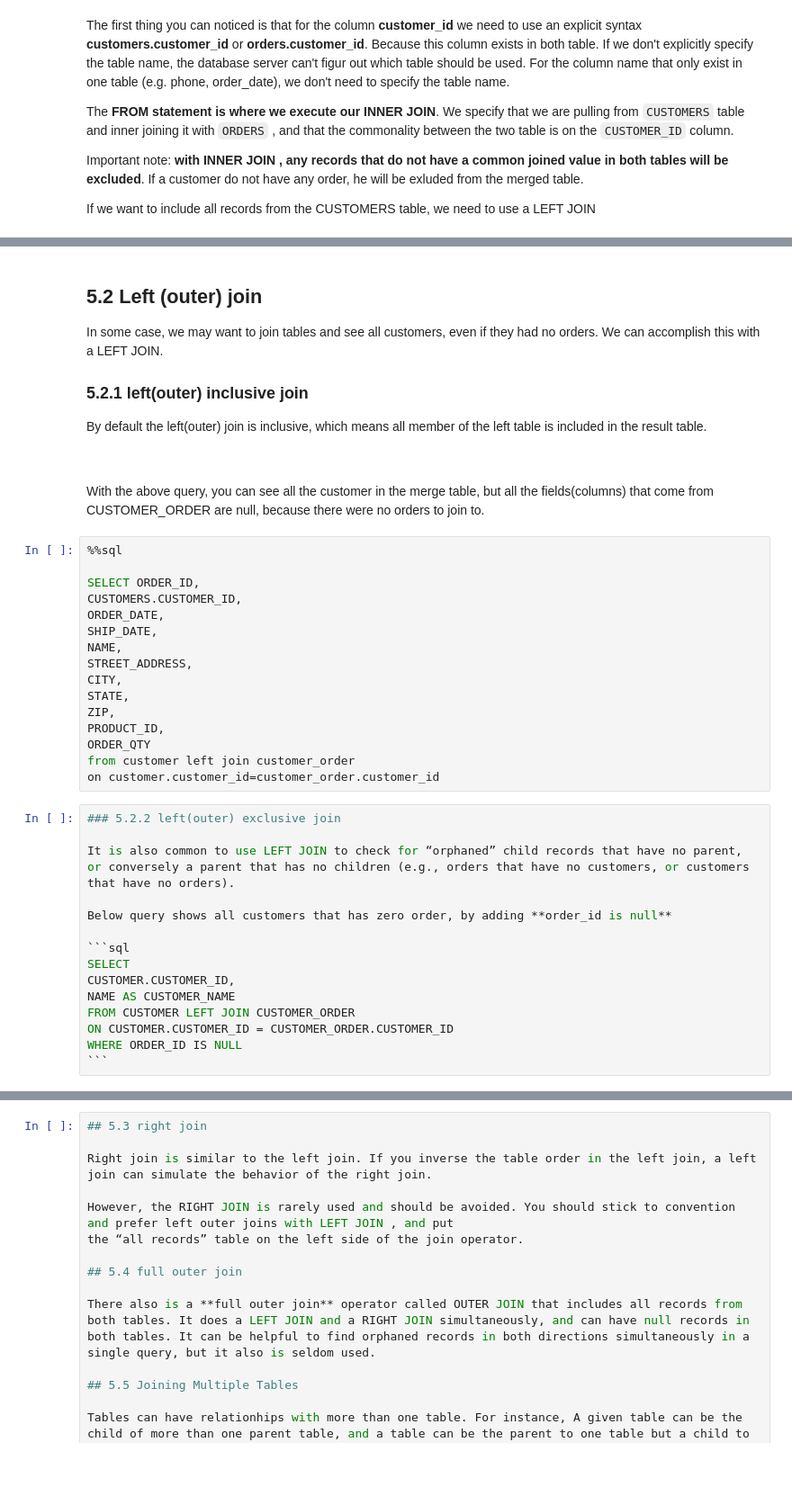
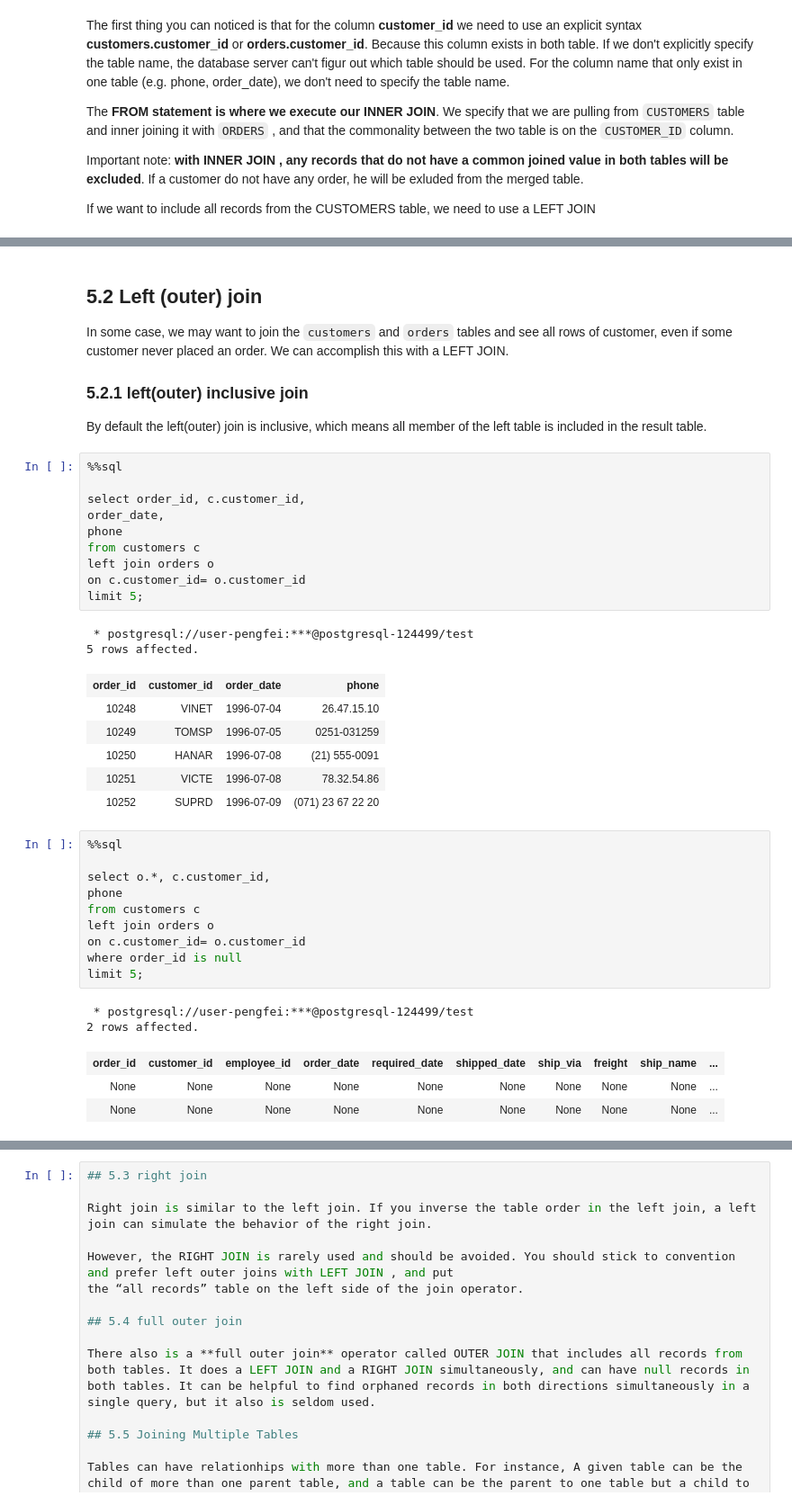
Before and after one commit to pengfei99/LearningSQL, a Jupyter notebook: Insee/notebooks/05.Join.ipynb, the cells around one changed output, grey strips where cells are left out. Shown: that part at 90% size. Saved outputs shown, nothing was run; the diff lists cells and outputs as text; blank space fills up the shorter version.

Commit message:
update join notebook

````diff
--- a/Insee/notebooks/05.Join.ipynb
+++ b/Insee/notebooks/05.Join.ipynb
@@ -91,45 +131,43 @@ The explicite table name could be very annoying if the
 # %% [markdown]
 ## 5.2 Left (outer) join
 
-In some case, we may want to join tables and see all customers, even if they had no orders. We can accomplish this with a LEFT JOIN.
+In some case, we may want to join the `customers` and `orders` tables and see all rows of customer, even if some customer never placed an order. We can accomplish this with a LEFT JOIN.
 
 ### 5.2.1 left(outer) inclusive join
 
 By default the left(outer) join is inclusive, which means all member of the left table is included in the result table.
-
-```sql
-
-```
-
-With the above query, you can see all the customer in the merge table, but all the fields(columns) that come from CUSTOMER_ORDER are null, because there were no orders to join to.
 # %%
 %%sql
 
-SELECT ORDER_ID,
-CUSTOMERS.CUSTOMER_ID,
-ORDER_DATE,
-SHIP_DATE,
-NAME,
-STREET_ADDRESS,
-CITY,
-STATE,
-ZIP,
-PRODUCT_ID,
-ORDER_QTY
-from customer left join customer_order
-on customer.customer_id=customer_order.customer_id
+select order_id, c.customer_id,
+order_date,
+phone
+from customers c
+left join orders o
+on c.customer_id= o.customer_id
+limit 5;
+# %% [output]
+ * postgresql://user-pengfei:***@postgresql-124499/test
+5 rows affected.
+| order_id | customer_id | order_date | phone |
+| 10248 | VINET | 1996-07-04 | 26.47.15.10 |
+| 10249 | TOMSP | 1996-07-05 | 0251-031259 |
+| 10250 | HANAR | 1996-07-08 | (21) 555-0091 |
+| 10251 | VICTE | 1996-07-08 | 78.32.54.86 |
+| 10252 | SUPRD | 1996-07-09 | (071) 23 67 22 20 |
-# %%
-### 5.2.2 left(outer) exclusive join
-
-It is also common to use LEFT JOIN to check for “orphaned” child records that have no parent, or conversely a parent that has no children (e.g., orders that have no customers, or customers that have no orders).
-
-Below query shows all customers that has zero order, by adding **order_id is null**
-
-```sql
-SELECT
-CUSTOMER.CUSTOMER_ID,
-NAME AS CUSTOMER_NAME
-FROM CUSTOMER LEFT JOIN CUSTOMER_ORDER
-ON CUSTOMER.CUSTOMER_ID = CUSTOMER_ORDER.CUSTOMER_ID
-WHERE ORDER_ID IS NULL
-```
+# %%
+%%sql
+
+select o.*, c.customer_id,
+phone
+from customers c
+left join orders o
+on c.customer_id= o.customer_id
+where order_id is null
+limit 5;
+# %% [output]
+ * postgresql://user-pengfei:***@postgresql-124499/test
+2 rows affected.
+| order_id | customer_id | employee_id | order_date | required_date | shipped_date | ship_via | freight | ship_name | ... |
+| None | None | None | None | None | None | None | None | None | ... |
+| None | None | None | None | None | None | None | None | None | ... |
````
Also changed, not shown: parts of 6 cells of this notebook, 1 other file.
